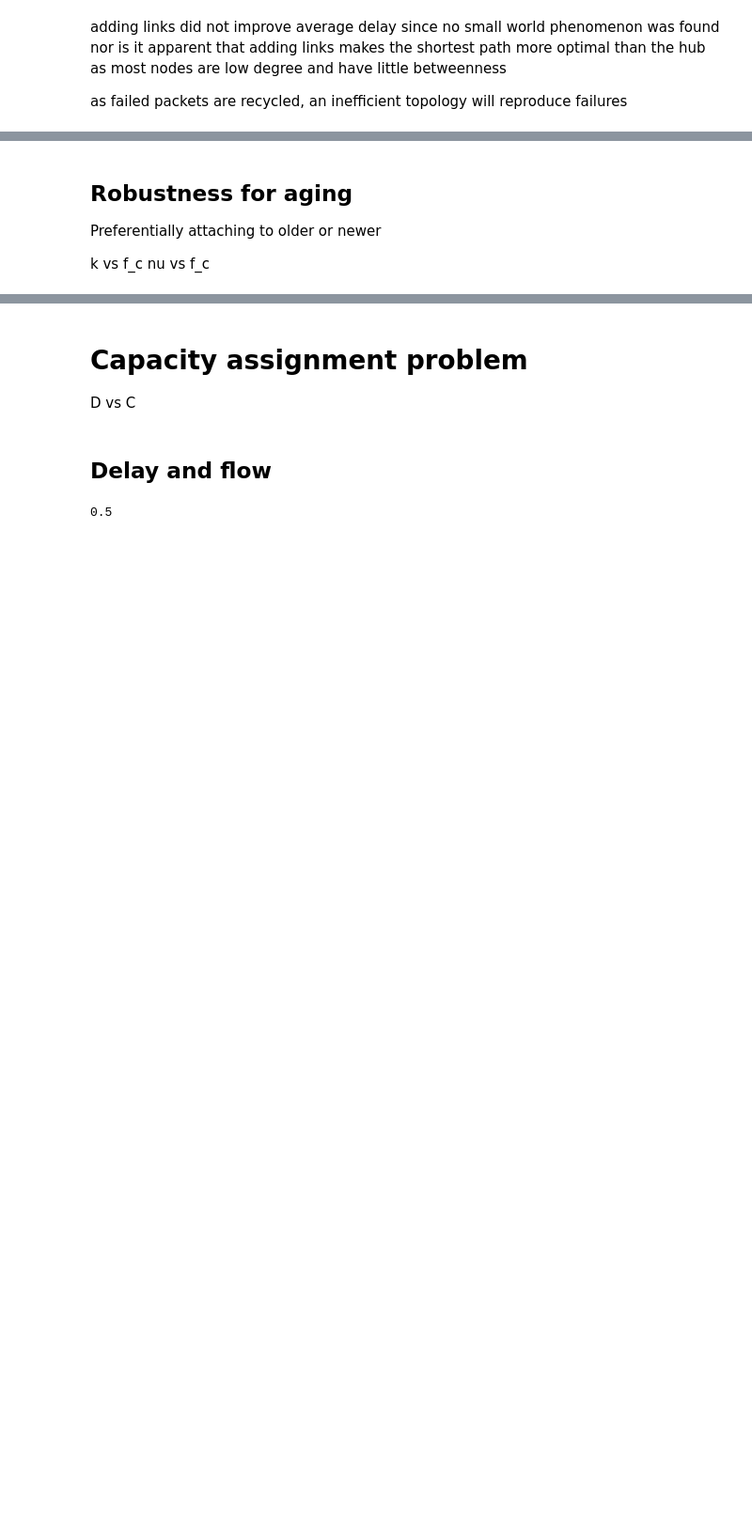
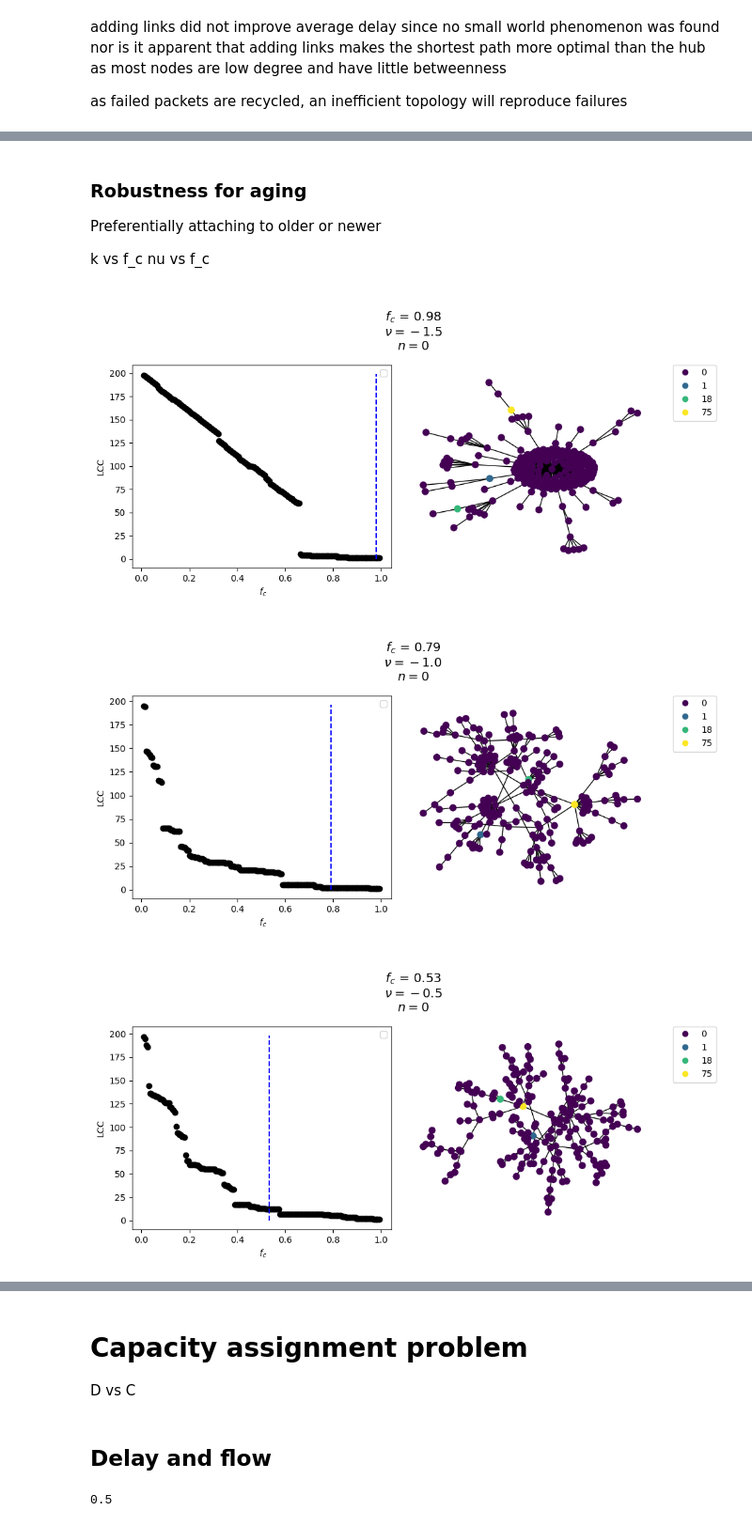
Before and after one commit to trevor-webster/2024Fall-MOCS2, a Jupyter notebook: notebooks/MOCS_Dynamics_of_Networks.ipynb, the cells around one changed output, grey strips where cells are left out. Shown at 94% size. Drawn from its saved outputs; the diff is of its cells as text; code cells hidden in the pictures; blank space fills up the shorter version.

```diff
--- a/notebooks/MOCS_Dynamics_of_Networks.ipynb
+++ b/notebooks/MOCS_Dynamics_of_Networks.ipynb
@@ -632,5 +623,5 @@ plot_robustness_f_c(robustness_for_internal_links, "robustness for internal link
 # %% [markdown]
-## Robustness for aging
+### Robustness for aging
 
 Preferentially attaching to older or newer
 
@@ -639,9 +630,15 @@ nu vs f_c
 # %%
 robustness_for_aging=[]
 
-for nu in np.arange(-1,2,0.5):
-    n = 1   # internal links
+for nu in np.arange(-1.5,3.5,0.5):
+    n = 0
     g = create_G_pa(200, nu, n)
+
     fractions, f_c, k = evaluate_robustness(g)
+    fig, (ax1, ax2) = plot_LCC_vs_fraction_removed( fractions, f_c, k, nu=nu, n=n)
+    draw_one(g, [len(failed[node]) for node in g.nodes], title=None)
     robustness_for_aging.append((f_c, nu))
-    # plot_LCC_vs_fraction_removed( fractions, f_c, k, nu, n)
+# %% [output]
+[figure, added]
+[figure, added]
+[figure, added]
```
Also changed, not shown: parts of 24 cells of this notebook, 1 other file.
